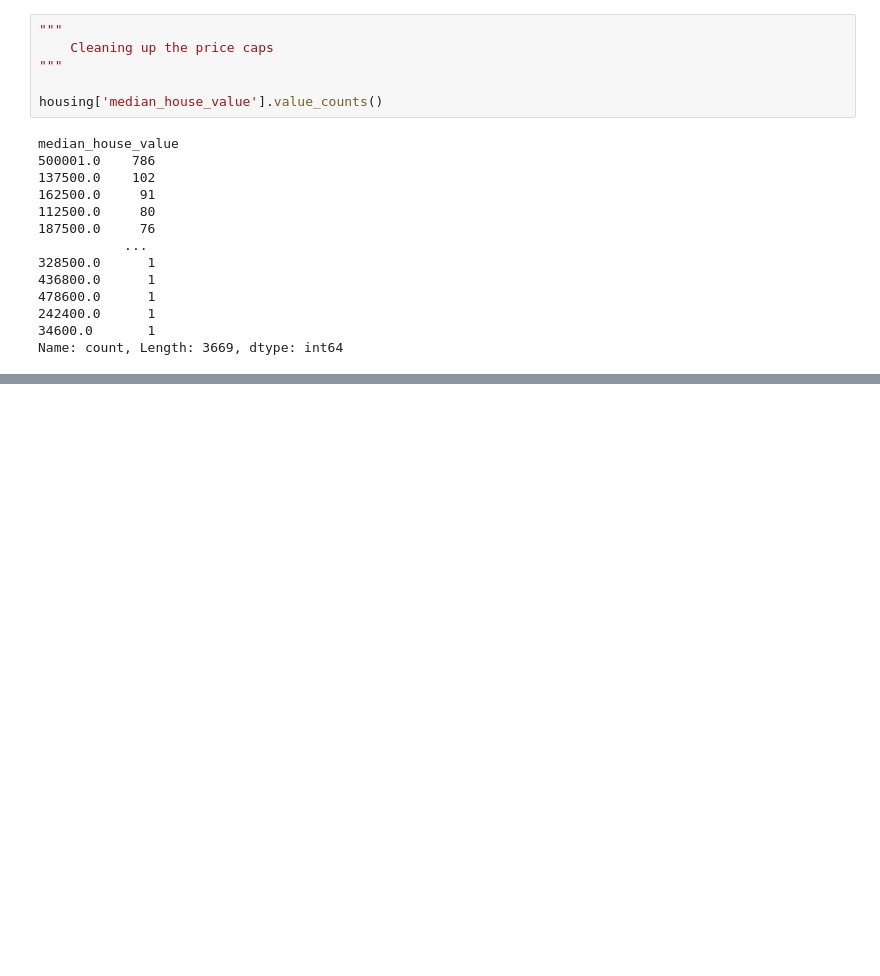
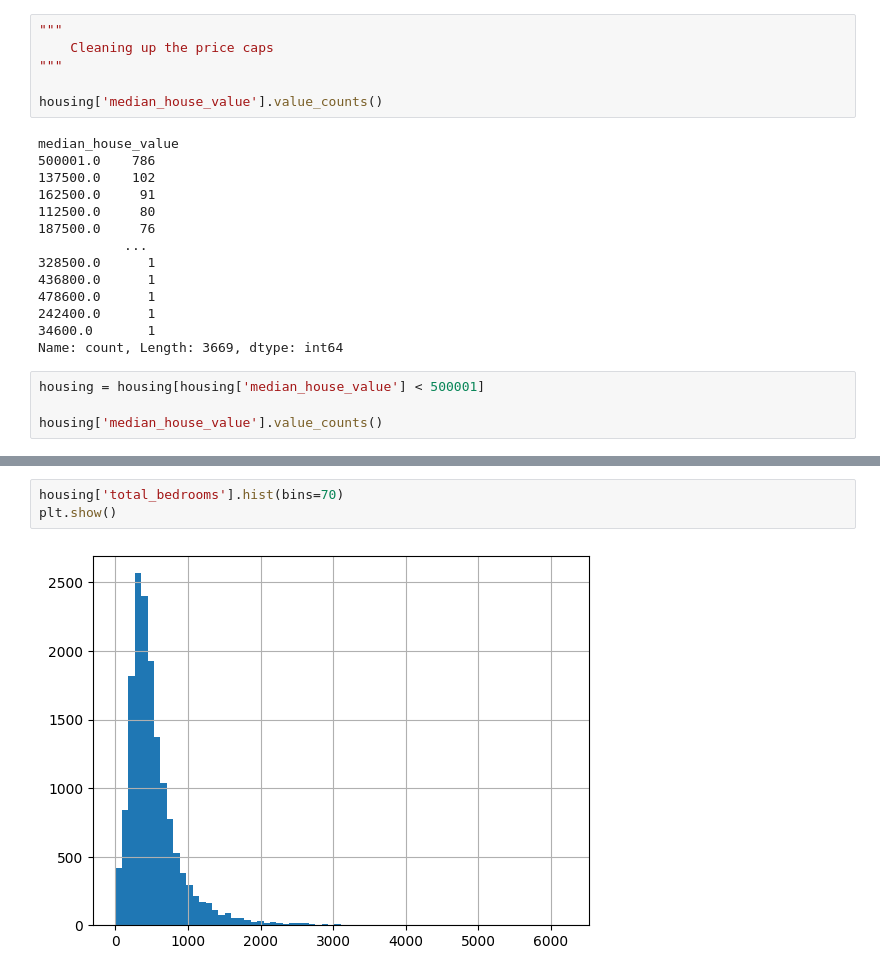
Before and after one commit to ilijahristov/machine-learning, a Jupyter notebook: housing_california/housing.ipynb, the cells around one changed output, grey strips where cells are left out. Saved outputs shown, nothing was run; the diff lists cells and outputs as text; blank space fills up the shorter version.

Commit message:
finished california housing model

```diff
--- a/housing_california/housing.ipynb
+++ b/housing_california/housing.ipynb
@@ -207,3 +207,7 @@ median_house_value
 242400.0      1
 34600.0       1
 Name: count, Length: 3669, dtype: int64
+# %%
+housing = housing[housing['median_house_value'] < 500001]
+
+housing['median_house_value'].value_counts()
@@ -209,0 +305,5 @@ Name: count, Length: 3669, dtype: int64
+# %%
+housing['total_bedrooms'].hist(bins=70)
+plt.show()
+# %% [output]
+[figure, added]
```
Also changed, not shown: parts of 17 cells of this notebook.
